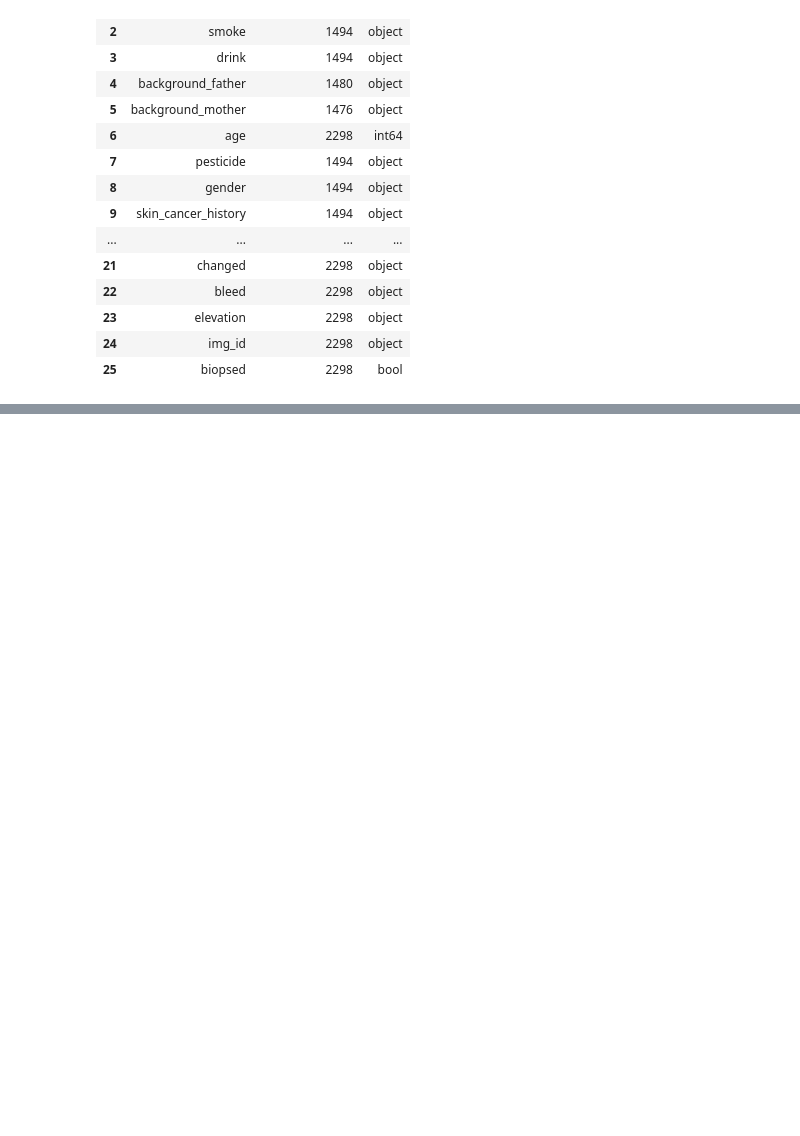
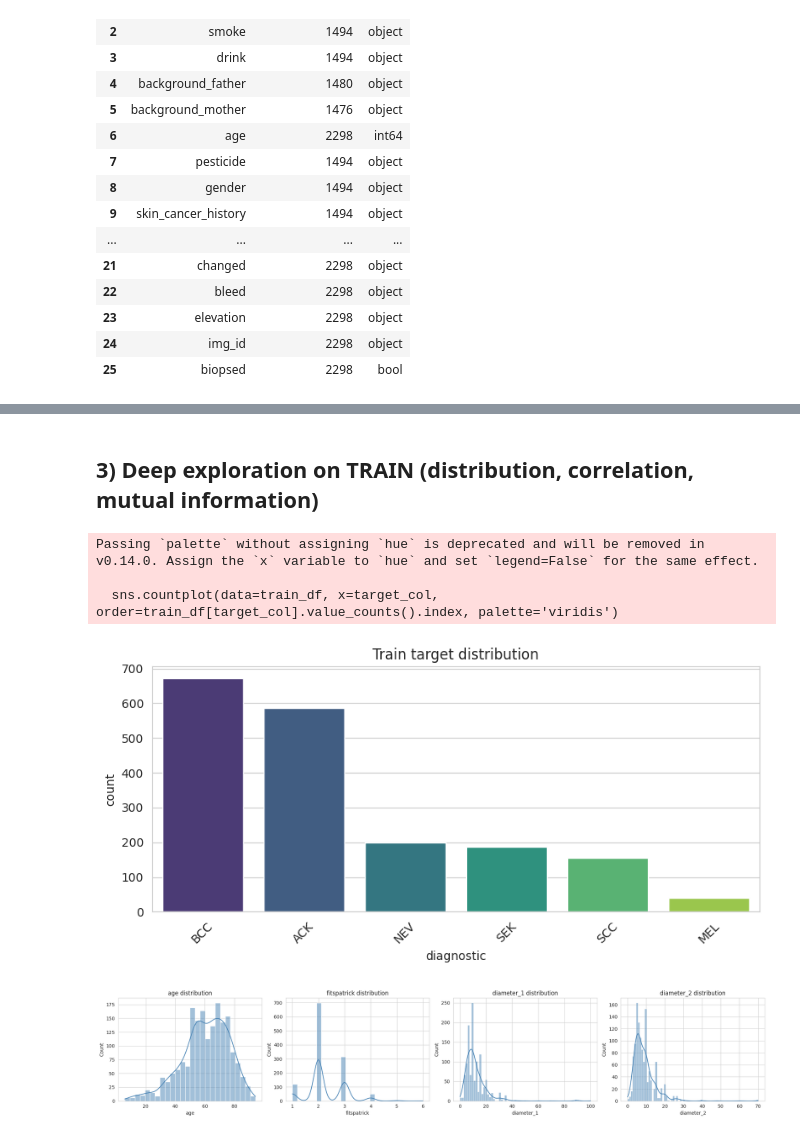
Before and after one commit to Belaleatsbanana/IOT_fusion, a Jupyter notebook: exploration.ipynb, the cells around one changed output, grey strips where cells are left out. Saved outputs shown, nothing was run; the diff lists cells and outputs as text; code cells hidden in the pictures; blank space fills up the shorter version.

```diff
--- a/exploration.ipynb
+++ b/exploration.ipynb
@@ -336,14 +86,0 @@ dtype: int64
-# %%
-fig, axes = plt.subplots(1, len(num_cols), figsize=(18, 10))
-
-for i, col in enumerate(num_cols):
-    sns.boxplot(y=clean_pad_dataset[col], ax=axes[i], color='skyblue', width=0.5)
-
-    axes[i].set_yscale('log')
-    axes[i].set_title(f'Log-Scale Boxplot: {col}')
-
-    # Add a grid to make the scale easier to read
-    axes[i].grid(True, axis='y', linestyle='--', alpha=0.7)
-
-plt.tight_layout()
-plt.show()
@@ -351,0 +206,31 @@ plt.show()
+# %% [markdown]
+## 3) Deep exploration on TRAIN (distribution, correlation, mutual information)
+# %%
+explore_drop_cols = ['diagnostic', 'img_id', 'patient_id', 'lesion_id']
+explore_feature_cols = [c for c in train_df.columns if c not in explore_drop_cols]
+explore_num_cols = train_df[explore_feature_cols].select_dtypes(include=[np.number]).columns.tolist()
+
+# Target distribution
+plt.figure(figsize=(8, 4))
+sns.countplot(data=train_df, x=target_col, order=train_df[target_col].value_counts().index, palette='viridis')
+plt.title('Train target distribution')
+plt.xticks(rotation=45)
+plt.tight_layout()
+plt.show()
+
+# Numeric feature distributions
+if len(explore_num_cols) > 0:
+    fig, axes = plt.subplots(1, len(explore_num_cols), figsize=(5 * len(explore_num_cols), 4))
+    if len(explore_num_cols) == 1:
+        axes = [axes]
+    for i, col in enumerate(explore_num_cols):
+        sns.histplot(train_df[col], kde=True, ax=axes[i], color='steelblue')
+        axes[i].set_title(f'{col} distribution')
+    plt.tight_layout()
+    plt.show()
+# %% [output]
+Passing `palette` without assigning `hue` is deprecated and will be removed in v0.14.0. Assign the `x` variable to `hue` and set `legend=False` for the same effect.
+
+  sns.countplot(data=train_df, x=target_col, order=train_df[target_col].value_counts().index, palette='viridis')
+[figure, added]
+[figure, added]
```
Also changed, not shown: parts of 43 cells of this notebook.
